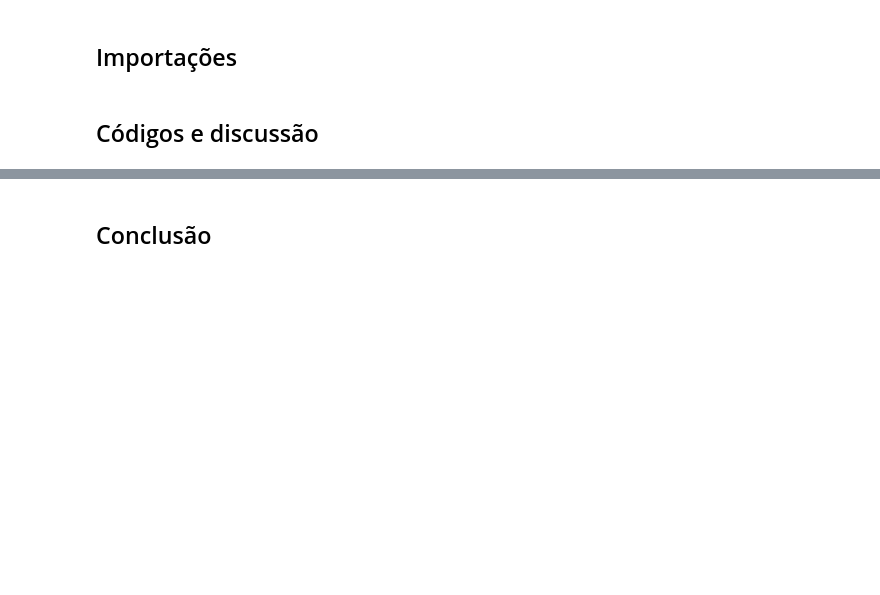
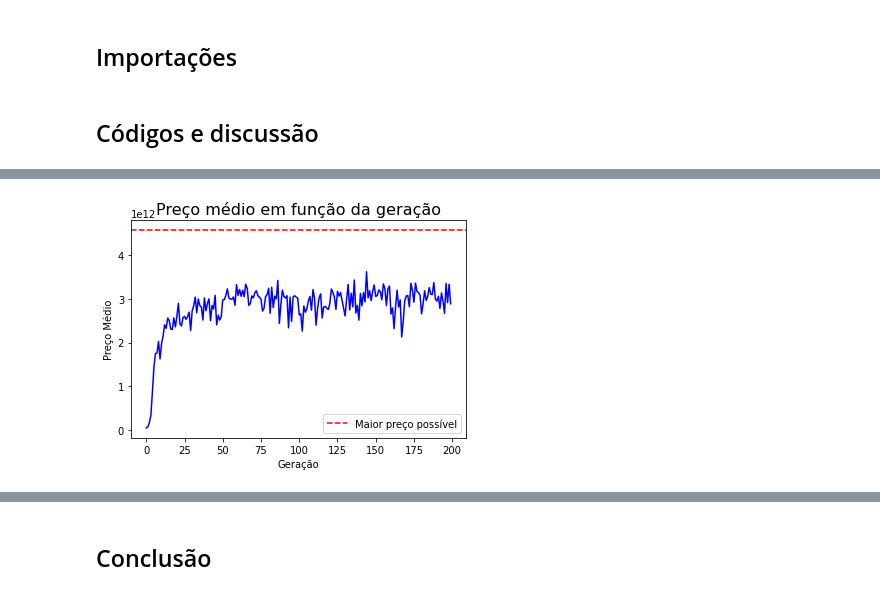
Before and after one commit to Karl-Marcos/Redes_Neurais_1S23, a Jupyter notebook: AlgoritmosGeneticos/experimento GA.09 - liga ternaria mais cara.ipynb, the cells around one changed output, grey strips where cells are left out. Saved outputs shown, nothing was run; the diff lists cells and outputs as text; code cells hidden in the pictures; blank space fills up the shorter version.

Commit message:
terminado o experimento da liga ternária

```diff
--- a/AlgoritmosGeneticos/experimento GA.09 - liga ternaria mais cara.ipynb
+++ b/AlgoritmosGeneticos/experimento GA.09 - liga ternaria mais cara.ipynb
@@ -127,16 +32,26 @@ preco = {
 
 # relacionadas à busca
 TAMANHO_POP = 100
-#CHANCE_CRUZAMENTO = 0.5
-#CHANCE_MUTACAO = 0.05
+CHANCE_CRUZAMENTO = 0.5
+CHANCE_MUTACAO = 0.05
 NUM_COMBATENTES_NO_TORNEIO = 3
-NUM_GENES = preco.keys()
-NUM_GERACOES = 1000
+NUM_GERACOES = 200
+
+# relacionadas ao problema a ser resulvido
+PRECO = constantes.PRECO
+ELEMENTOS = list(PRECO.keys())
+NUM_GENES = 3
 # %%
 # funções locais (para não ter que colocar as variaveis locais no script)
 
+def cria_populacao_inicial(tamanho, tamanho_liga):
+    return populacao_inicial_liga(tamanho, tamanho_liga, ELEMENTOS)
+
 def funcao_objetivo_pop(populacao):
-    return funcao_objetivo_pop_liga(populacao, preco)
+    return funcao_objetivo_pop_liga(populacao, PRECO)
 
 def funcao_selecao(populacao, fitness):
     return selecao_torneio_max(populacao, fitness, NUM_COMBATENTES_NO_TORNEIO)
+
+def mutacao(individuo):
+    return mutacao_elemento_liga(individuo,ELEMENTOS)
@@ -184,0 +58,67 @@ Melhor palpite da senha encontrado:
+# %%
+populacao = cria_populacao_inicial(TAMANHO_POP, NUM_GENES)
+
+melhor_fitness_ja_visto = 0
+
+print("Progresso da liga mais cara já vista:")
+
+lista_fitness_medio = []
+lista_melhor_fitness = []
+for _ in range(NUM_GERACOES):
+    # Seleção
+    fitness = funcao_objetivo_pop(populacao)
+    fitness_medio = np.average(fitness)
+    lista_fitness_medio.append(fitness_medio)
+    populacao = funcao_selecao(populacao, fitness)
+
+    # Cruzamento
+    pais = populacao[0::2]
+    maes = populacao[1::2]
+
+    contador = 0
+
+    for pai, mae in zip(pais, maes):
+        if rd.random() <= CHANCE_CRUZAMENTO:
+            filho1, filho2 = funcao_cruzamento(pai, mae)
+            populacao[contador] = filho1
+            populacao[contador + 1] = filho2
+        contador = contador + 2
+    # Mutação
+    for n in range(len(populacao)):
+        if rd.random() <= CHANCE_MUTACAO:
+            individuo = populacao[n]
+            populacao[n] = mutacao_quantidades_liga(individuo)
+    for n in range(len(populacao)):
+        if rd.random() <= CHANCE_MUTACAO:
+            individuo = populacao[n]
+            populacao[n] = mutacao(individuo)
+    # melhor individuo já visto até agora
+    fitness = funcao_objetivo_pop(populacao)
+    maior_fitness = max(fitness)
+    if maior_fitness > melhor_fitness_ja_visto:
+        posicao = fitness.index(maior_fitness)
+        melhor_individuo_ja_visto = populacao[posicao]
+        melhor_fitness_ja_visto = maior_fitness
+        print(melhor_individuo_ja_visto, "- fitness:", melhor_fitness_ja_visto)
+    lista_melhor_fitness.append(melhor_fitness_ja_visto)
+print()
+print("Liga mais cara já encontrada:")
+print(melhor_individuo_ja_visto)
+print()
+
+fig, ax1 = plt.subplots(1, 1)
+ax1.plot(range(len(lista_fitness_medio)), lista_fitness_medio, c="b")
+ax1.axhline(y=4573925000000.0, c="r", linestyle="--", label="Maior preço possível")
+ax1.set_xlabel("Geração")
+ax1.set_ylabel("Preço Médio")
+ax1.set_title("Preço médio em função da geração", fontsize=16)
+ax1.legend()
+
+fig, ax2 = plt.subplots(1, 1)
+ax2.plot(range(len(lista_melhor_fitness)), lista_melhor_fitness, c="b")
+ax2.axhline(y=4573925000000.0, c="r", linestyle="--", label="Maior preço possível")
+ax2.set_xlabel("Geração")
+ax2.set_ylabel("Melhor fitness já visto")
+ax2.set_title("O melhor em função da geração", fontsize=16)
+ax2.legend()
+# %% [output]
@@ -184,0 +144 @@ Melhor palpite da senha encontrado:
+[figure, added]
```
Also changed, not shown: parts of 18 cells of this notebook, 2 other files.
